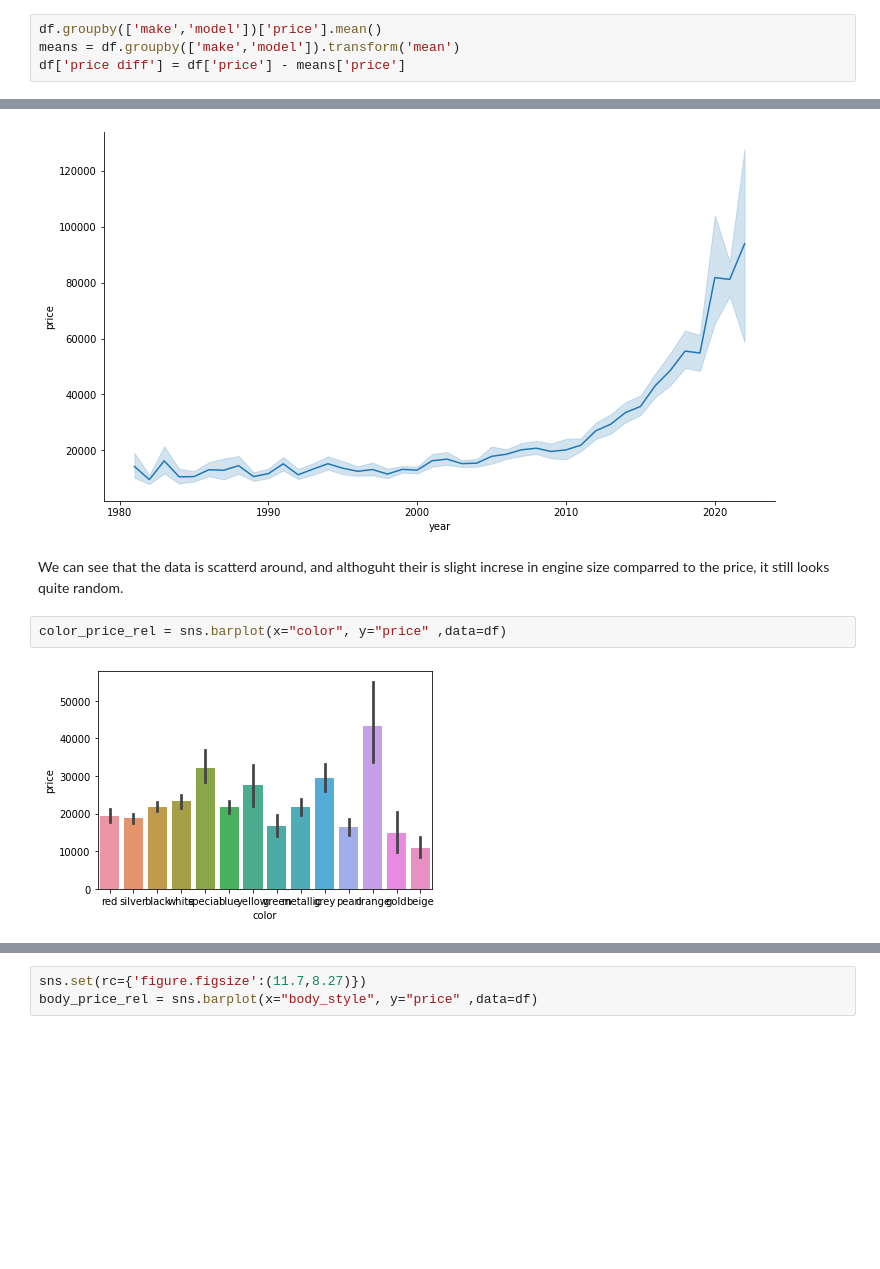
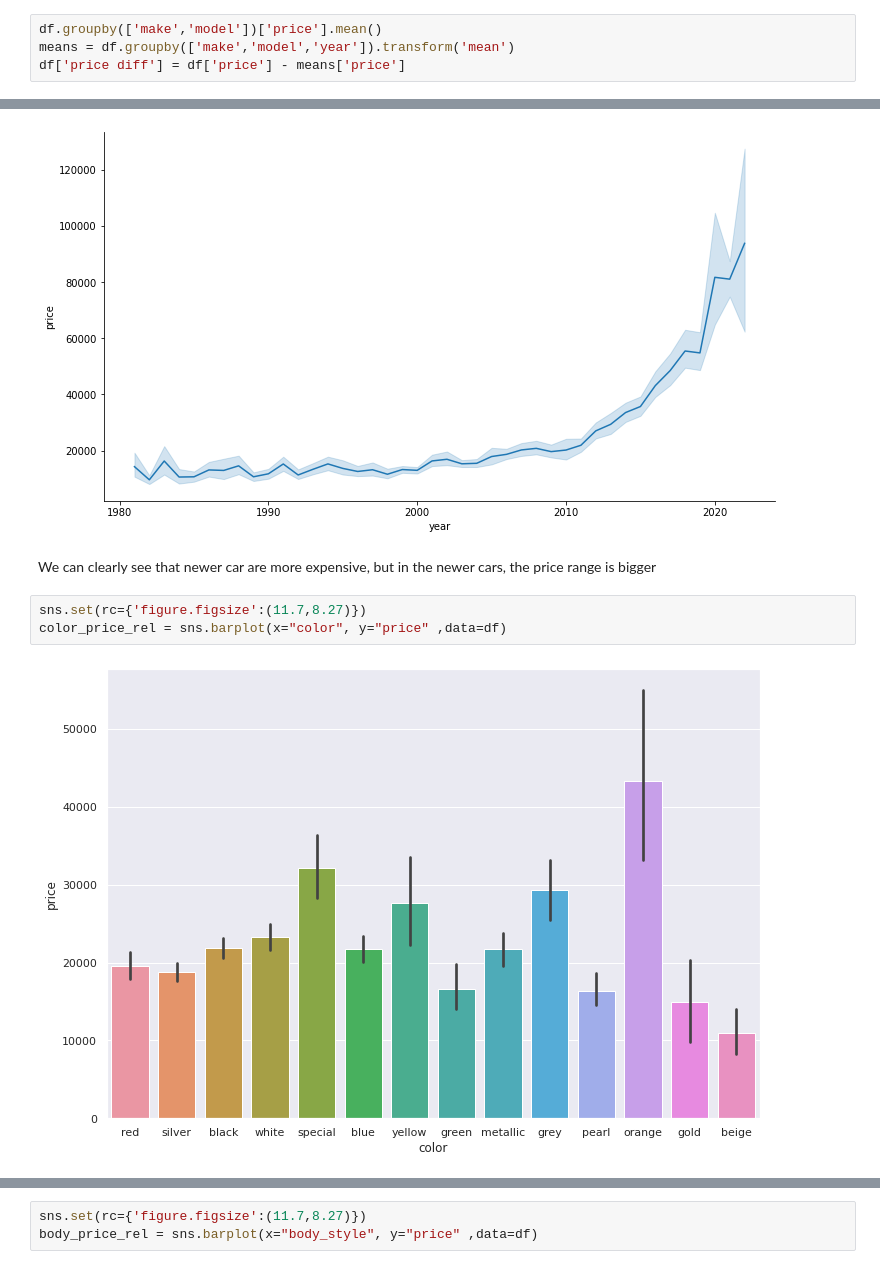
Before and after one commit to Daniel-Ros/DataScienceIFinalWork, a Jupyter notebook: regression.ipynb, the cells around one changed output, grey strips where cells are left out. Saved outputs shown, nothing was run; the diff lists cells and outputs as text; blank space fills up the shorter version.

```diff
--- a/regression.ipynb
+++ b/regression.ipynb
@@ -357,6 +380,6 @@ sns.heatmap(corr_mat,annot=True);
 # %%
 df.groupby(['make','model'])['price'].mean()
-means = df.groupby(['make','model']).transform('mean')
+means = df.groupby(['make','model','year']).transform('mean')
 df['price diff'] = df['price'] - means['price']
 # %%
 df['price diff'].hist(bins=50)
@@ -377,9 +430,10 @@ year_price_rel.fig.set_figwidth(12)
 year_price_rel.fig.set_figheight(6)
 # %% [output]
 [figure]
-# %% [markdown]
-We can see that the data is scatterd around, and althoguht their is slight increse in engine size comparred to the price, it still looks quite random.
+# %% [markdown]
+We can clearly see that newer car are more expensive, but in the newer cars, the price range is bigger
 # %%
+sns.set(rc={'figure.figsize':(11.7,8.27)})
 color_price_rel = sns.barplot(x="color", y="price" ,data=df)
 # %% [output]
-[figure, old version]
+[figure, new version]
```
Also changed, not shown: parts of 32 cells of this notebook, 1 other file.
